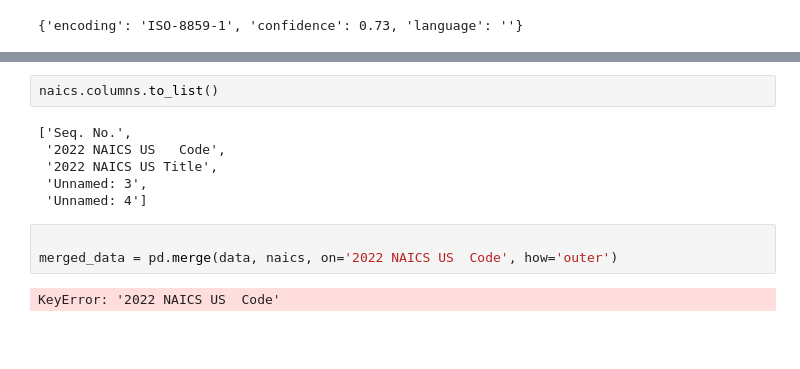
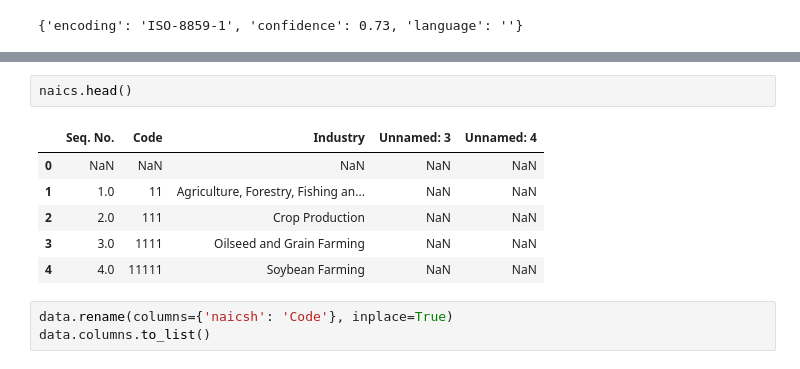
Before and after one commit to ZiggyFloydLee/FIN337-FinalProject-Team12, a Jupyter notebook: dataDownloadAndExploration.ipynb, the cells around one changed output, grey strips where cells are left out. Drawn from its saved outputs; the diff is of its cells as text; blank space fills up the shorter version.

```diff
--- a/dataDownloadAndExploration.ipynb
+++ b/dataDownloadAndExploration.ipynb
@@ -247,13 +239,12 @@ KeyError: '2022 NAICS US   Code'
-# %%
-naics.columns.to_list()
-# %% [output]
-['Seq. No.',
- '2022 NAICS US   Code',
- '2022 NAICS US Title',
- 'Unnamed: 3',
- 'Unnamed: 4']
-# %%
-
-merged_data = pd.merge(data, naics, on='2022 NAICS US  Code', how='outer')
-# %% [output]
-KeyError: '2022 NAICS US  Code'
+# %%
+naics.head()
+# %% [output]
+|  | Seq. No. | Code | Industry | Unnamed: 3 | Unnamed: 4 |
+| 0 | NaN | NaN | NaN | NaN | NaN |
+| 1 | 1.0 | 11 | Agriculture, Forestry, Fishing an... | NaN | NaN |
+| 2 | 2.0 | 111 | Crop Production | NaN | NaN |
+| 3 | 3.0 | 1111 | Oilseed and Grain Farming | NaN | NaN |
+| 4 | 4.0 | 11111 | Soybean Farming | NaN | NaN |
+# %%
+data.rename(columns={'naicsh': 'Code'}, inplace=True)
+data.columns.to_list()
```
Also changed, not shown: parts of 5 cells of this notebook, 1 other file.
